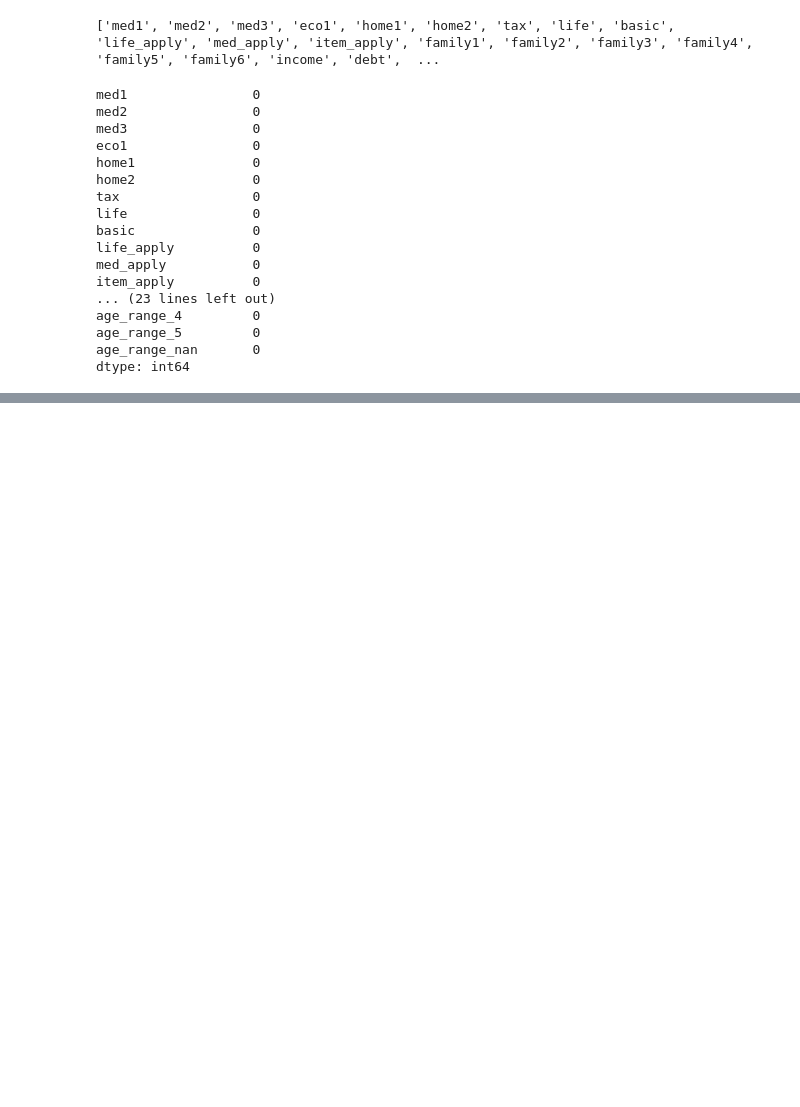
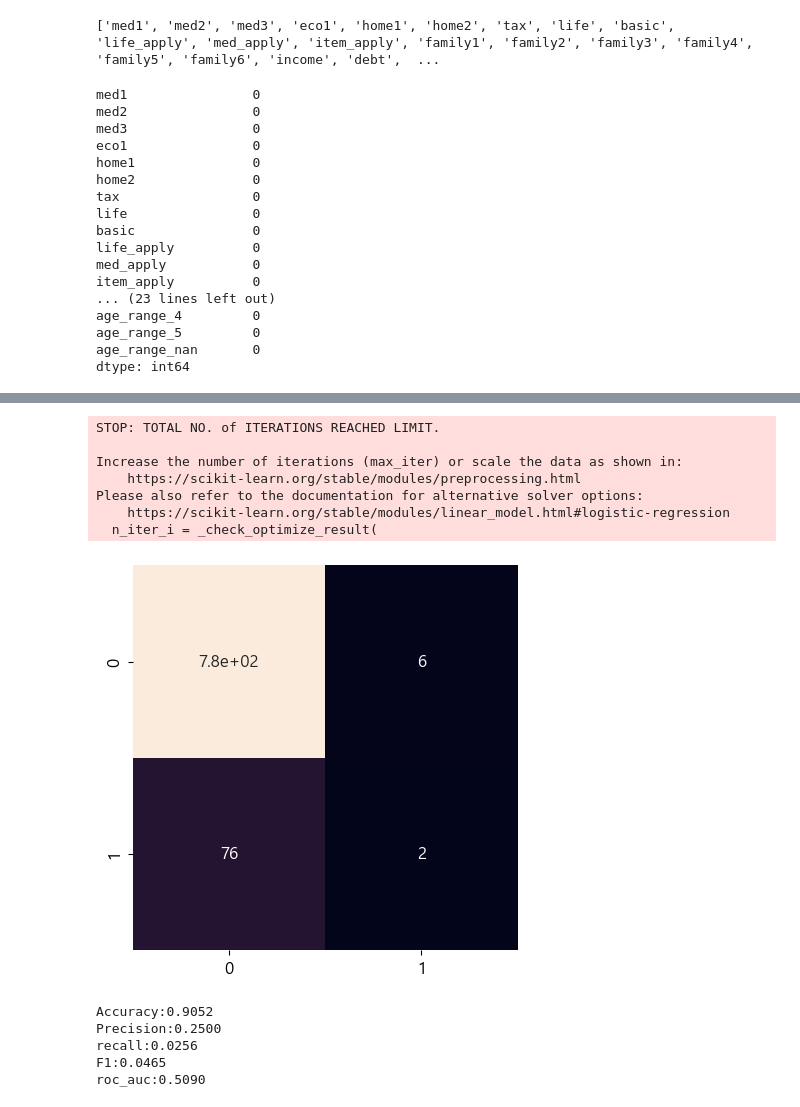
Before and after one commit to jihun5/it_jupyter, a Jupyter notebook: 여러가지/세미프로잭트진행(3).ipynb, the cells around one changed output, grey strips where cells are left out. Drawn from its saved outputs; the diff is of its cells as text; code cells hidden in the pictures; blank space fills up the shorter version.

```diff
--- a/여러가지/세미프로잭트진행(3).ipynb
+++ b/여러가지/세미프로잭트진행(3).ipynb
@@ -1078,0 +1136,5 @@ df[a][35]      1.6843      1.225      1.375      0.169      -0.717       4.086
+# %%
+df.columns
+df1 = df.copy()
+df1 = df.drop(['y_total', 'y_train'], axis=1)
+df1
@@ -1078,0 +1155,35 @@ df[a][35]      1.6843      1.225      1.375      0.169      -0.717       4.086
+# %%
+x_tr, x_val, y_tr, y_val = train_test_split(df1, df['y_train'], test_size=0.2, shuffle=True, random_state=20)
+
+# 로지스틱 회귀 모델
+from sklearn.linear_model import LogisticRegression
+lr_model = LogisticRegression()
+lr_model.fit(x_tr, y_tr)
+y_val_pred = lr_model.predict(x_val)
+
+# conFusion Matrix
+from sklearn.metrics import confusion_matrix
+sns.heatmap(confusion_matrix(y_val, y_val_pred), annot=True,  cbar=False, square=True)
+plt.show()
+# 평가지표
+from sklearn.metrics import accuracy_score, precision_score, recall_score
+from sklearn.metrics import f1_score, roc_auc_score
+print("Accuracy:%.4f" % accuracy_score(y_val, y_val_pred))
+print("Precision:%.4f" % precision_score(y_val, y_val_pred))
+print("recall:%.4f" % recall_score(y_val, y_val_pred))
+print("F1:%.4f" % f1_score(y_val, y_val_pred))
+print("roc_auc:%.4f" % roc_auc_score(y_val, y_val_pred))
+# %% [output]
+STOP: TOTAL NO. of ITERATIONS REACHED LIMIT.
+
+Increase the number of iterations (max_iter) or scale the data as shown in:
+    https://scikit-learn.org/stable/modules/preprocessing.html
+Please also refer to the documentation for alternative solver options:
+    https://scikit-learn.org/stable/modules/linear_model.html#logistic-regression
+  n_iter_i = _check_optimize_result(
+[figure, added]
+Accuracy:0.9052
+Precision:0.2500
+recall:0.0256
+F1:0.0465
+roc_auc:0.5090
```
Also changed, not shown: parts of 13 cells of this notebook, 3 other files.
